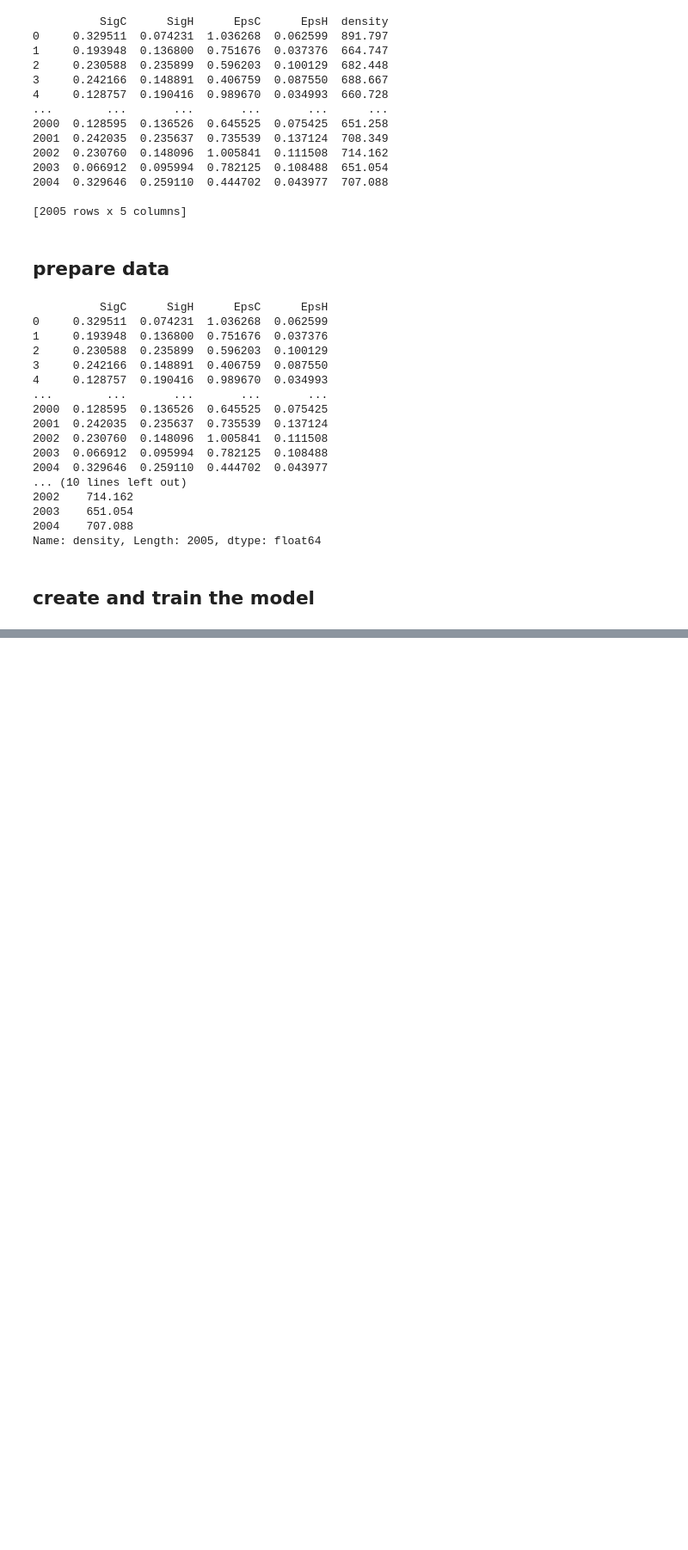
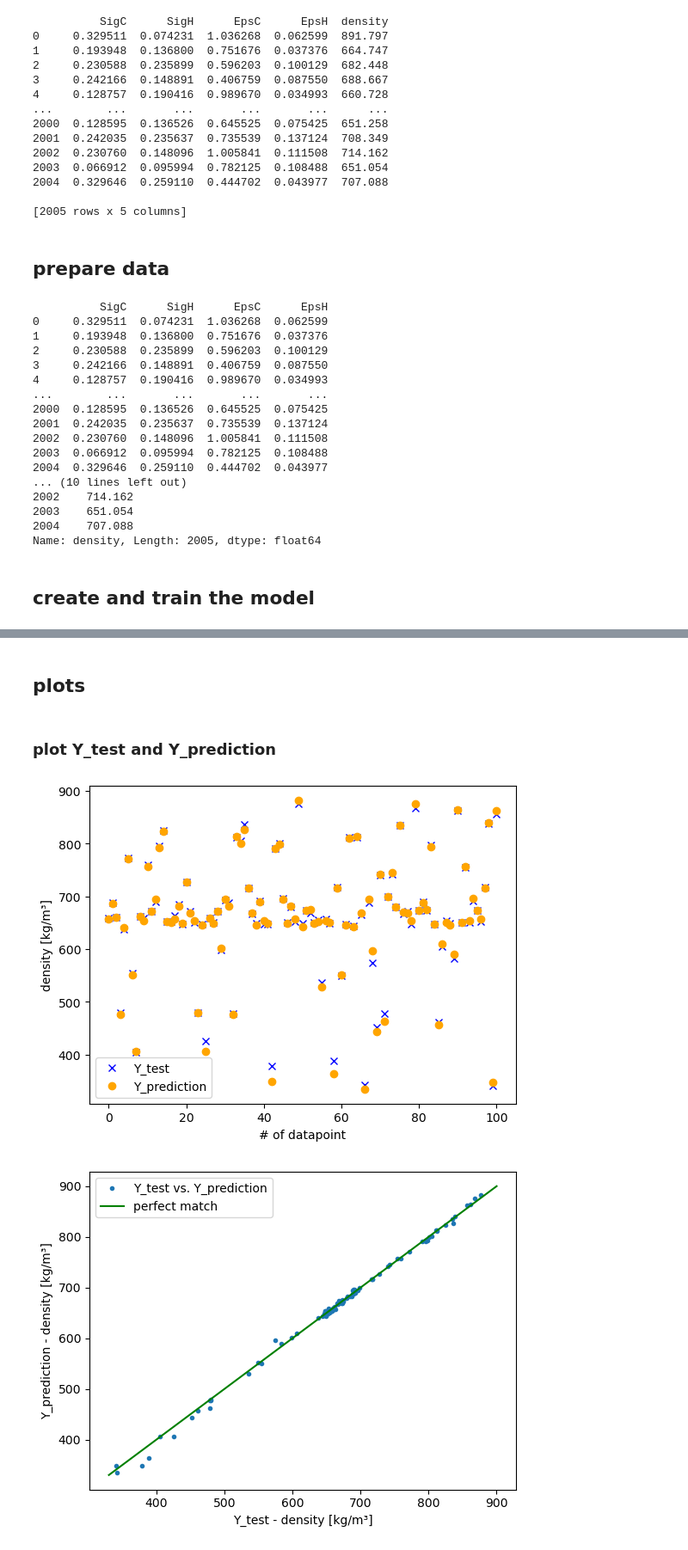
Before and after one commit to rstrickstrock/ML_density-model, a Jupyter notebook: 02.2_polynomial-regression/02.2_polynomial_regression.ipynb, the cells around one changed output, grey strips where cells are left out. Shown: that part at 86% size. Saved outputs shown, nothing was run; the diff lists cells and outputs as text; code cells hidden in the pictures; blank space fills up the shorter version.

Commit message:
more polynomial testing

```diff
--- a/02.2_polynomial-regression/02.2_polynomial_regression.ipynb
+++ b/02.2_polynomial-regression/02.2_polynomial_regression.ipynb
@@ -66,7 +67,7 @@ Name: density, Length: 2005, dtype: float64
 ## create and train the model
 # %%
 ## creation the pipeline
-model = make_pipeline(PolynomialFeatures(degree=8), LinearRegression())
+model = make_pipeline(PolynomialFeatures(degree=6), LinearRegression())
 
 ## train/fit the model
 model.fit(X_train, Y_train)
@@ -114,0 +214,24 @@ Y_test:
+# %% [markdown]
+## plots
+# %% [markdown]
+### plot Y_test and Y_prediction
+# %%
+#print(f'{len(Y_test.to_numpy())}')
+#print(f'{len(Y_prediction)}')
+plt.plot(Y_test.to_numpy(), 'x', color='blue', label='Y_test')
+plt.plot(Y_prediction, 'o', color='orange', label='Y_prediction')
+plt.xlabel('# of datapoint')
+plt.ylabel('density [kg/m³]')
+plt.legend()
+
+plt.figure()
+plt.plot(Y_test.to_numpy(), Y_prediction, '.', label='Y_test vs. Y_prediction')
+plt.plot([330, 900], [330, 900], color='green', label='perfect match')
+plt.xlabel('Y_test - density [kg/m³]')
+plt.ylabel('Y_prediction - density [kg/m³]')
+plt.legend()
+
+plt.show()
+# %% [output]
+[figure, added]
+[figure, added]
```
Also changed, not shown: parts of 23 cells of this notebook, 3 other files.
